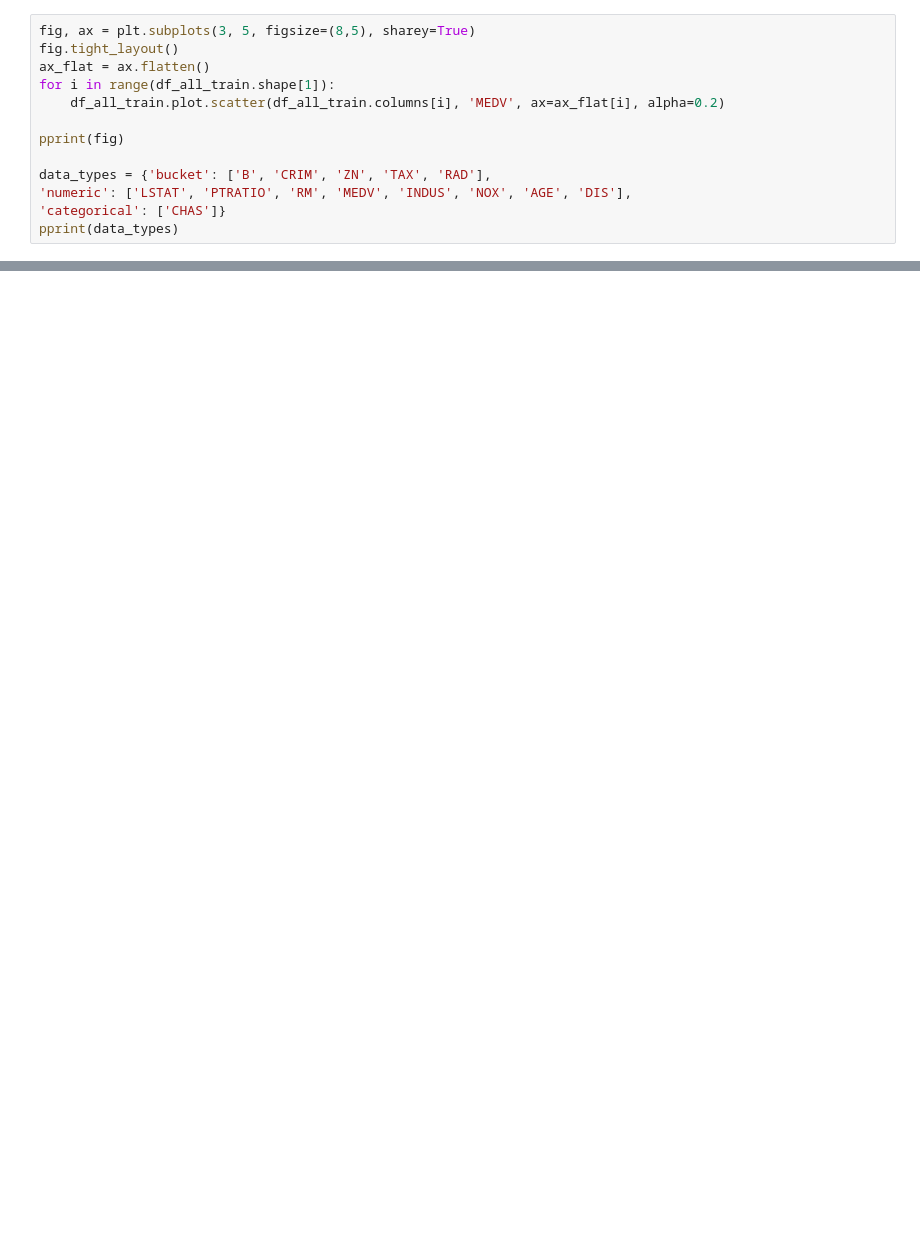
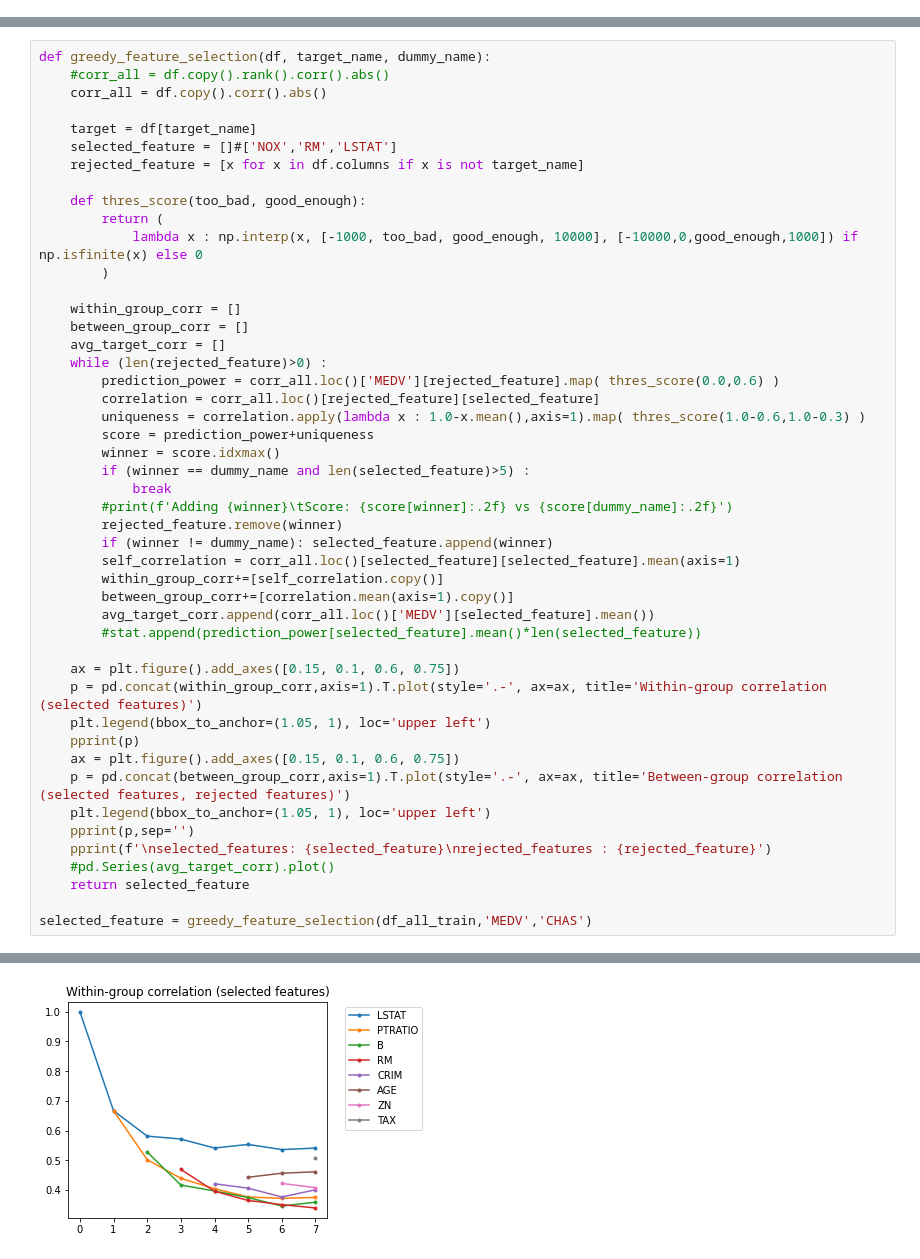
Before and after one commit to Thessal/kakao_interview, a Jupyter notebook: problem_3.ipynb, the cells around one changed output, grey strips where cells are left out. Saved outputs shown, nothing was run; the diff lists cells and outputs as text; blank space fills up the shorter version.

```diff
--- a/problem_3.ipynb
+++ b/problem_3.ipynb
@@ -296,13 +0,0 @@ array([[<AxesSubplot:title={'center':'MEDV'}>,
-# %%
-fig, ax = plt.subplots(3, 5, figsize=(8,5), sharey=True)
-fig.tight_layout()
-ax_flat = ax.flatten()
-for i in range(df_all_train.shape[1]):
-    df_all_train.plot.scatter(df_all_train.columns[i], 'MEDV', ax=ax_flat[i], alpha=0.2)
-
-pprint(fig)
-
-data_types = {'bucket': ['B', 'CRIM', 'ZN', 'TAX', 'RAD'],
-'numeric': ['LSTAT', 'PTRATIO', 'RM', 'MEDV', 'INDUS', 'NOX', 'AGE', 'DIS'],
-'categorical': ['CHAS']}
-pprint(data_types)
@@ -623,0 +347,48 @@ PDFkit, Jinja2
+# %%
+def greedy_feature_selection(df, target_name, dummy_name):
+    #corr_all = df.copy().rank().corr().abs()
+    corr_all = df.copy().corr().abs()
+
+    target = df[target_name]
+    selected_feature = []#['NOX','RM','LSTAT']
+    rejected_feature = [x for x in df.columns if x is not target_name]
+
+    def thres_score(too_bad, good_enough):
+        return (
+            lambda x : np.interp(x, [-1000, too_bad, good_enough, 10000], [-10000,0,good_enough,1000]) if np.isfinite(x) else 0
+        )
+
+    within_group_corr = []
+    between_group_corr = []
+    avg_target_corr = []
+    while (len(rejected_feature)>0) :
+        prediction_power = corr_all.loc()['MEDV'][rejected_feature].map( thres_score(0.0,0.6) )
+        correlation = corr_all.loc()[rejected_feature][selected_feature]
+        uniqueness = correlation.apply(lambda x : 1.0-x.mean(),axis=1).map( thres_score(1.0-0.6,1.0-0.3) )
+        score = prediction_power+uniqueness
+        winner = score.idxmax()
+        if (winner == dummy_name and len(selected_feature)>5) :
+            break
+        #print(f'Adding {winner}\tScore: {score[winner]:.2f} vs {score[dummy_name]:.2f}')
+        rejected_feature.remove(winner)
+        if (winner != dummy_name): selected_feature.append(winner)
+        self_correlation = corr_all.loc()[selected_feature][selected_feature].mean(axis=1)
+        within_group_corr+=[self_correlation.copy()]
+        between_group_corr+=[correlation.mean(axis=1).copy()]
+        avg_target_corr.append(corr_all.loc()['MEDV'][selected_feature].mean())
+        #stat.append(prediction_power[selected_feature].mean()*len(selected_feature))
+
+    ax = plt.figure().add_axes([0.15, 0.1, 0.6, 0.75])
+    p = pd.concat(within_group_corr,axis=1).T.plot(style='.-', ax=ax, title='Within-group correlation (selected features)')
+    plt.legend(bbox_to_anchor=(1.05, 1), loc='upper left')
+    pprint(p)
+    ax = plt.figure().add_axes([0.15, 0.1, 0.6, 0.75])
+    p = pd.concat(between_group_corr,axis=1).T.plot(style='.-', ax=ax, title='Between-group correlation (selected features, rejected features)')
+    plt.legend(bbox_to_anchor=(1.05, 1), loc='upper left')
+    pprint(p,sep='')
+    pprint(f'\nselected_features: {selected_feature}\nrejected_features : {rejected_feature}')
+    #pd.Series(avg_target_corr).plot()
+    return selected_feature
+
+selected_feature = greedy_feature_selection(df_all_train,'MEDV','CHAS')
+# %% [output]
@@ -623,0 +399 @@ PDFkit, Jinja2
+[figure, added]
```
Also changed, not shown: parts of 35 cells of this notebook, 3 other files.
